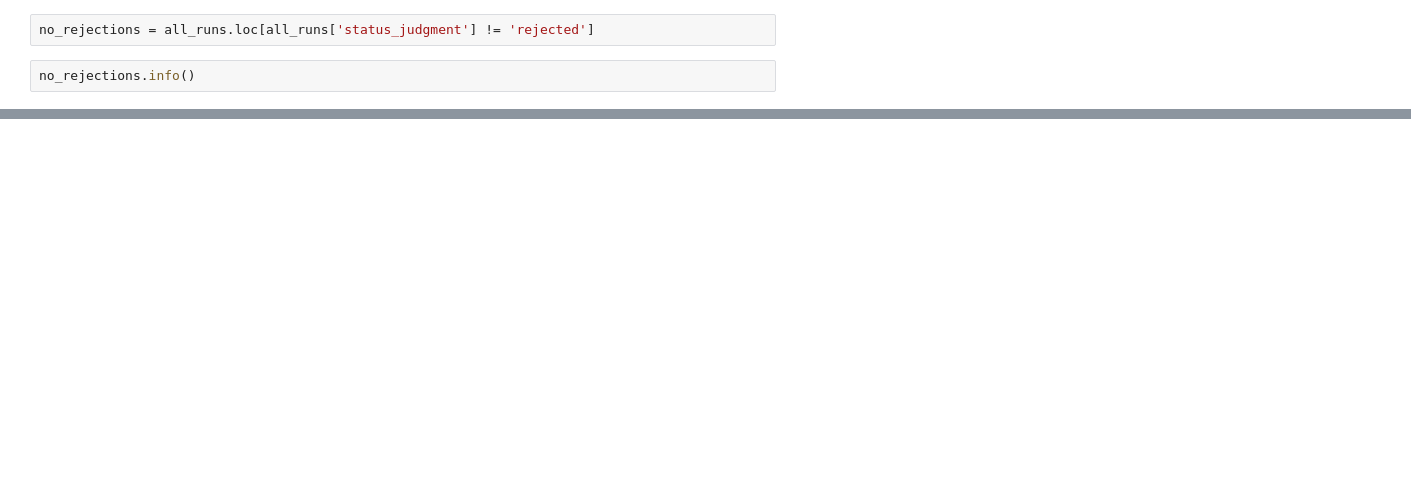
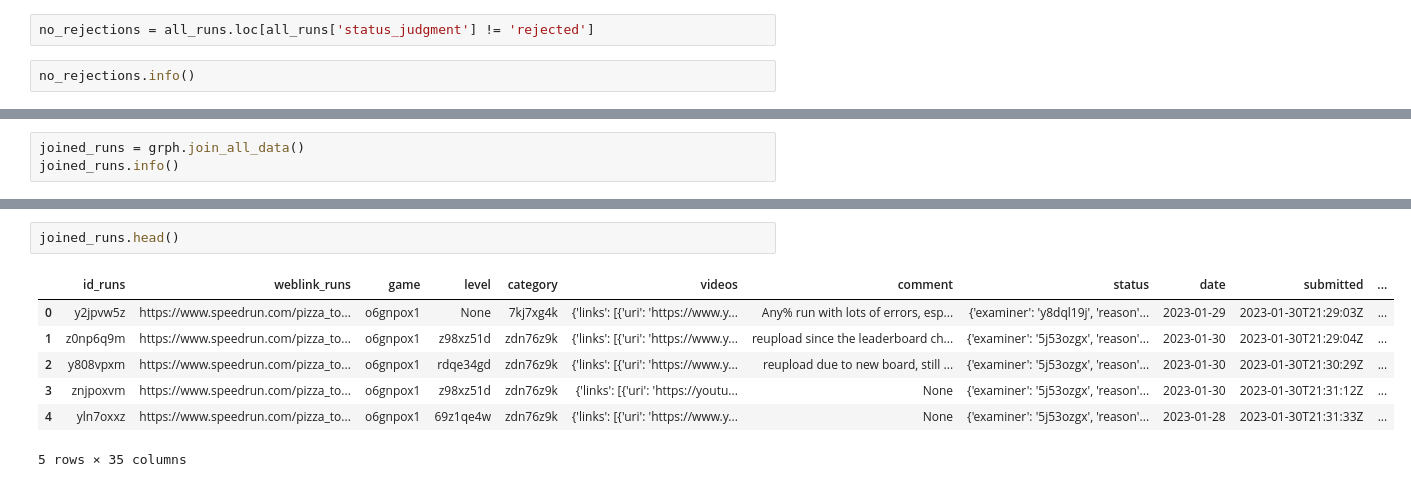
Before and after one commit to Vicas/src-stats, a Jupyter notebook: Graph Generation.ipynb, the cells around one changed output, grey strips where cells are left out. Drawn from its saved outputs; the diff is of its cells as text; blank space fills up the shorter version.

```diff
--- a/Graph Generation.ipynb
+++ b/Graph Generation.ipynb
@@ -125,0 +304,3 @@ no_rejections.info()
+# %%
+joined_runs = grph.join_all_data()
+joined_runs.info()
@@ -125,0 +325,10 @@ no_rejections.info()
+# %%
+joined_runs.head()
+# %% [output]
+|  | id_runs | weblink_runs | game | level | category | videos | comment | status | date | submitted | ... |
+| 0 | y2jpvw5z | https://www.speedrun.com/pizza_to... | o6gnpox1 | None | 7kj7xg4k | {'links': [{'uri': 'https://www.y... | Any% run with lots of errors, esp... | {'examiner': 'y8dql19j', 'reason'... | 2023-01-29 | 2023-01-30T21:29:03Z | ... |
+| 1 | z0np6q9m | https://www.speedrun.com/pizza_to... | o6gnpox1 | z98xz51d | zdn76z9k | {'links': [{'uri': 'https://www.y... | reupload since the leaderboard ch... | {'examiner': '5j53ozgx', 'reason'... | 2023-01-30 | 2023-01-30T21:29:04Z | ... |
+| 2 | y808vpxm | https://www.speedrun.com/pizza_to... | o6gnpox1 | rdqe34gd | zdn76z9k | {'links': [{'uri': 'https://www.y... | reupload due to new board, still ... | {'examiner': '5j53ozgx', 'reason'... | 2023-01-30 | 2023-01-30T21:30:29Z | ... |
+| 3 | znjpoxvm | https://www.speedrun.com/pizza_to... | o6gnpox1 | z98xz51d | zdn76z9k | {'links': [{'uri': 'https://youtu... | None | {'examiner': '5j53ozgx', 'reason'... | 2023-01-30 | 2023-01-30T21:31:12Z | ... |
+| 4 | yln7oxxz | https://www.speedrun.com/pizza_to... | o6gnpox1 | 69z1qe4w | zdn76z9k | {'links': [{'uri': 'https://www.y... | None | {'examiner': '5j53ozgx', 'reason'... | 2023-01-28 | 2023-01-30T21:31:33Z | ... |
+5 rows × 35 columns
```
Also changed, not shown: parts of 17 cells of this notebook, 4 other files.
